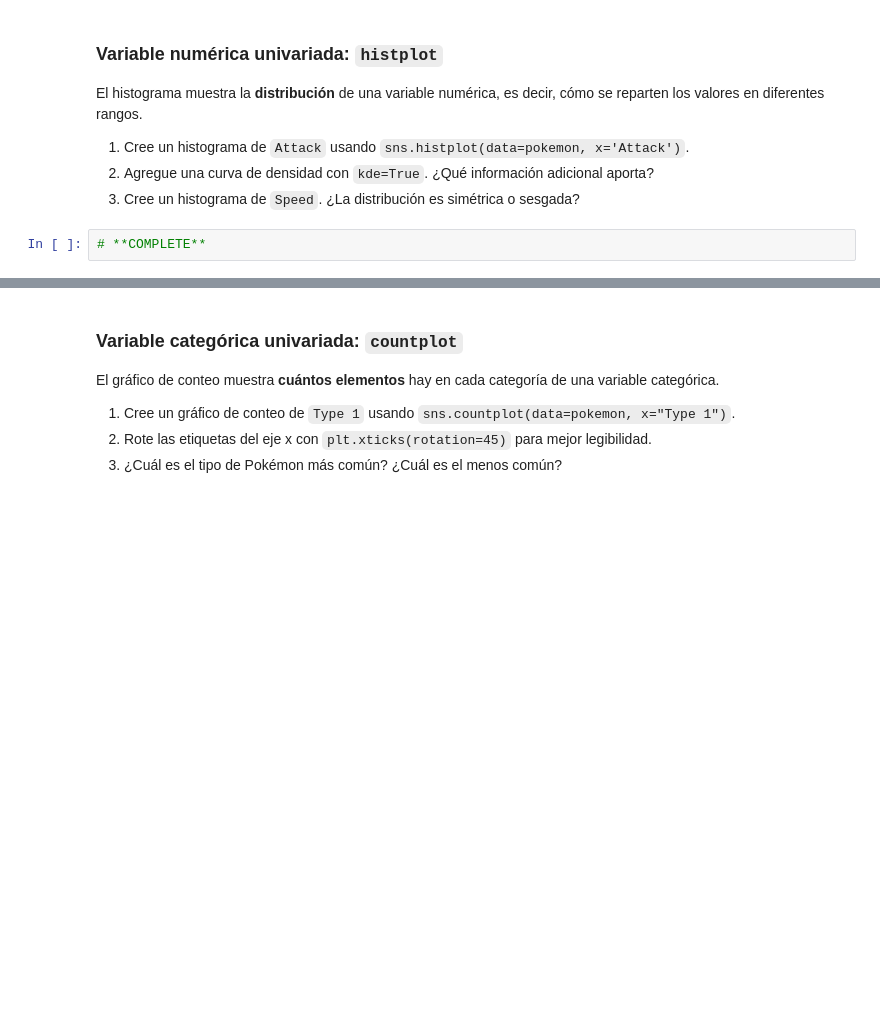
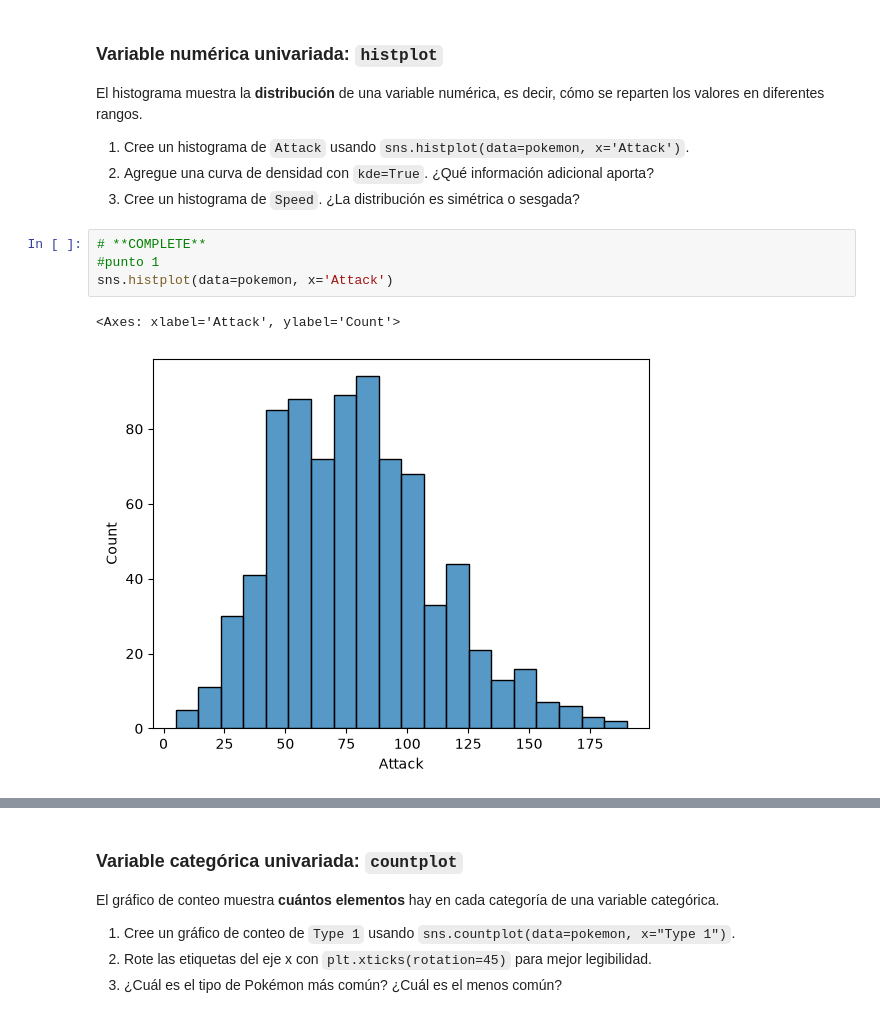
Before and after one commit to pedroay/laboratoriosIAIA, a Jupyter notebook: lab3/lab03.ipynb, the cells around one changed output, grey strips where cells are left out. Saved outputs shown, nothing was run; the diff lists cells and outputs as text; blank space fills up the shorter version.

```diff
--- a/lab3/lab03.ipynb
+++ b/lab3/lab03.ipynb
@@ -1067,5 +1067,10 @@ El histograma muestra la **distribución** de una variable numérica, es decir,
 1. Cree un histograma de `Attack` usando `sns.histplot(data=pokemon, x='Attack')`.
 2. Agregue una curva de densidad con `kde=True`. ¿Qué información adicional aporta?
 3. Cree un histograma de `Speed`. ¿La distribución es simétrica o sesgada?
-# %%
-# **COMPLETE**
+# %%
+# **COMPLETE**
+#punto 1
+sns.histplot(data=pokemon, x='Attack')
+# %% [output]
+<Axes: xlabel='Attack', ylabel='Count'>
+[figure, added]
```
Also changed, not shown: parts of 15 cells of this notebook.
